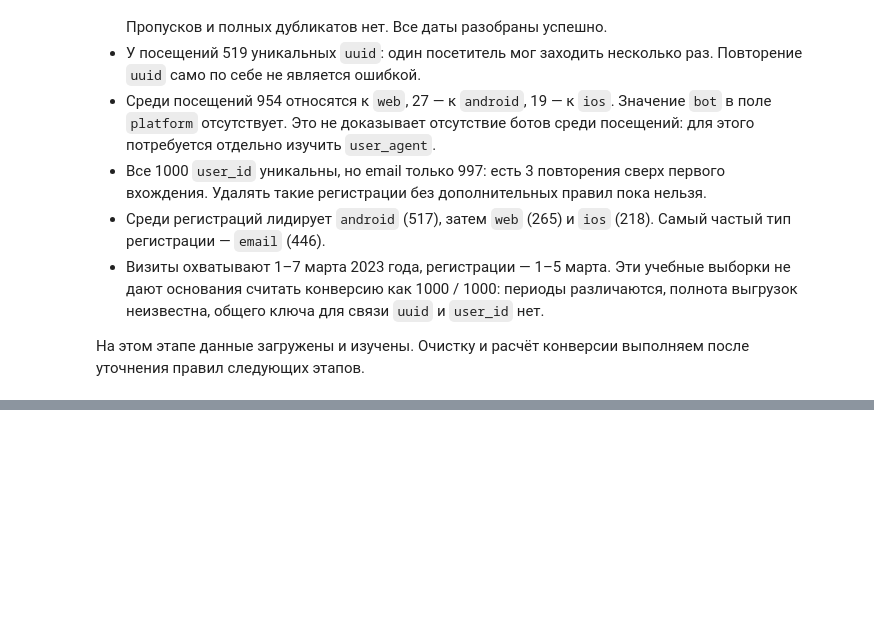
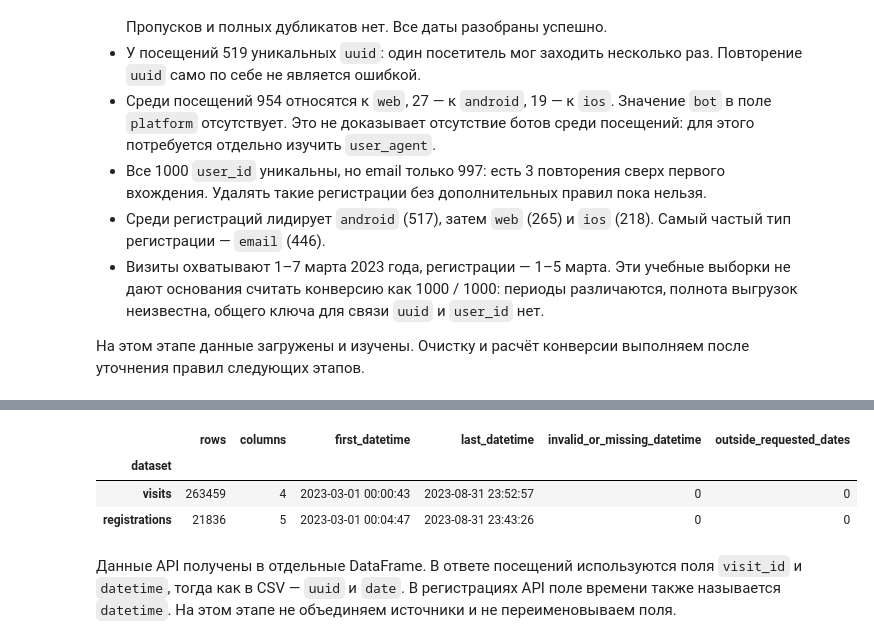
Before and after one commit to hypnozer/python-for-data-analysts-project-100, a Jupyter notebook: data_preparation.ipynb, the cells around one changed output, grey strips where cells are left out. Cells and saved outputs as stored; diff of their text form; code cells hidden in the pictures; blank space fills up the shorter version.

```diff
--- a/data_preparation.ipynb
+++ b/data_preparation.ipynb
@@ -201,0 +275,29 @@ pd.DataFrame({
+# %%
+api_summary_rows = []
+for name, frame in {"visits": api_visits, "registrations": api_registrations}.items():
+    dates = pd.to_datetime(frame["datetime"], format="ISO8601", errors="coerce")
+    api_summary_rows.append({
+        "dataset": name,
+        "rows": len(frame),
+        "columns": len(frame.columns),
+        "first_datetime": dates.min(),
+        "last_datetime": dates.max(),
+        "invalid_or_missing_datetime": int(dates.isna().sum()),
+        "outside_requested_dates": int((
+            (dates.dt.strftime("%Y-%m-%d") < API_PERIOD["begin"])
+            | (dates.dt.strftime("%Y-%m-%d") > API_PERIOD["end"])
+        ).sum()),
+    })
+
+api_summary = pd.DataFrame(api_summary_rows).set_index("dataset")
+api_summary
+# %% [output]
+|  | rows | columns | first_datetime | last_datetime | invalid_or_missing_datetime | outside_requested_dates |
+| dataset |  |  |  |  |  |  |
+| visits | 263459 | 4 | 2023-03-01 00:00:43 | 2023-08-31 23:52:57 | 0 | 0 |
+| registrations | 21836 | 5 | 2023-03-01 00:04:47 | 2023-08-31 23:43:26 | 0 | 0 |
+# %% [markdown]
+Данные API получены в отдельные DataFrame. В ответе посещений используются
+поля `visit_id` и `datetime`, тогда как в CSV — `uuid` и `date`.
+В регистрациях API поле времени также называется `datetime`.
+На этом этапе не объединяем источники и не переименовываем поля.
```
Also changed, not shown: parts of 5 cells of this notebook, 1 other file.
